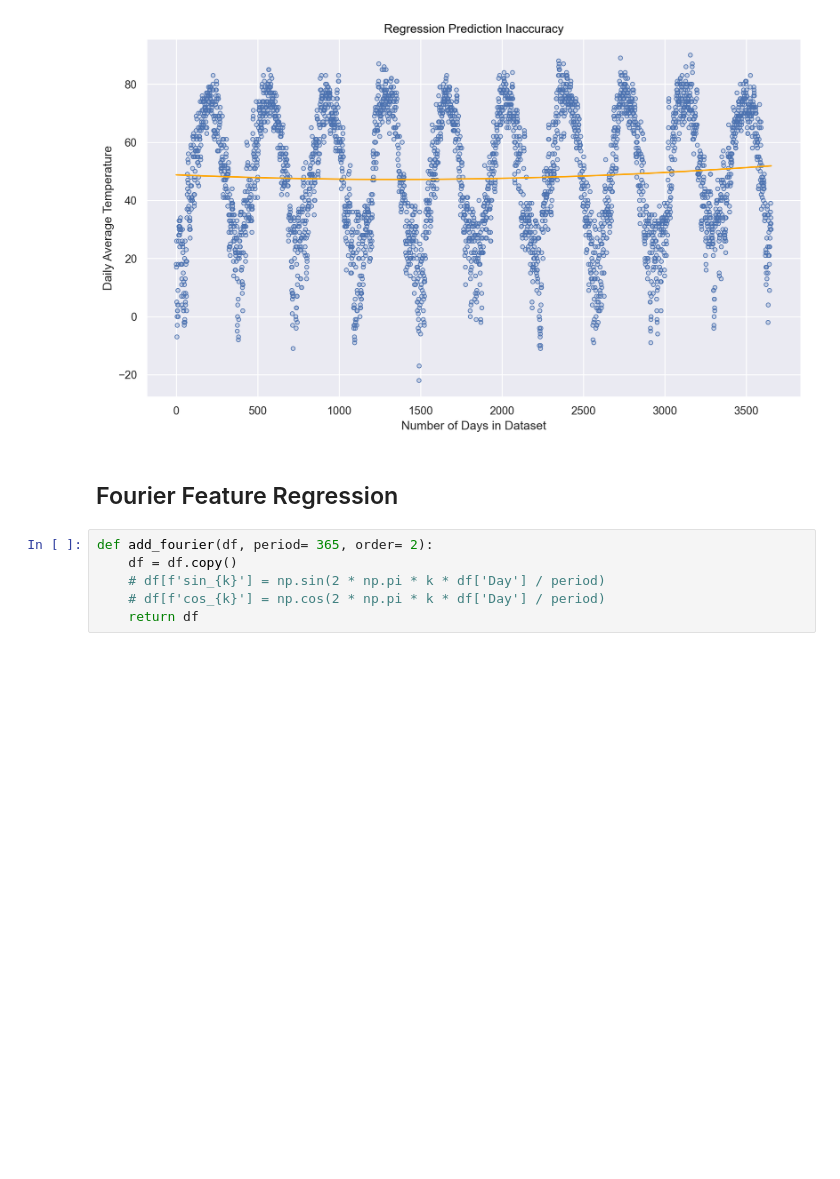
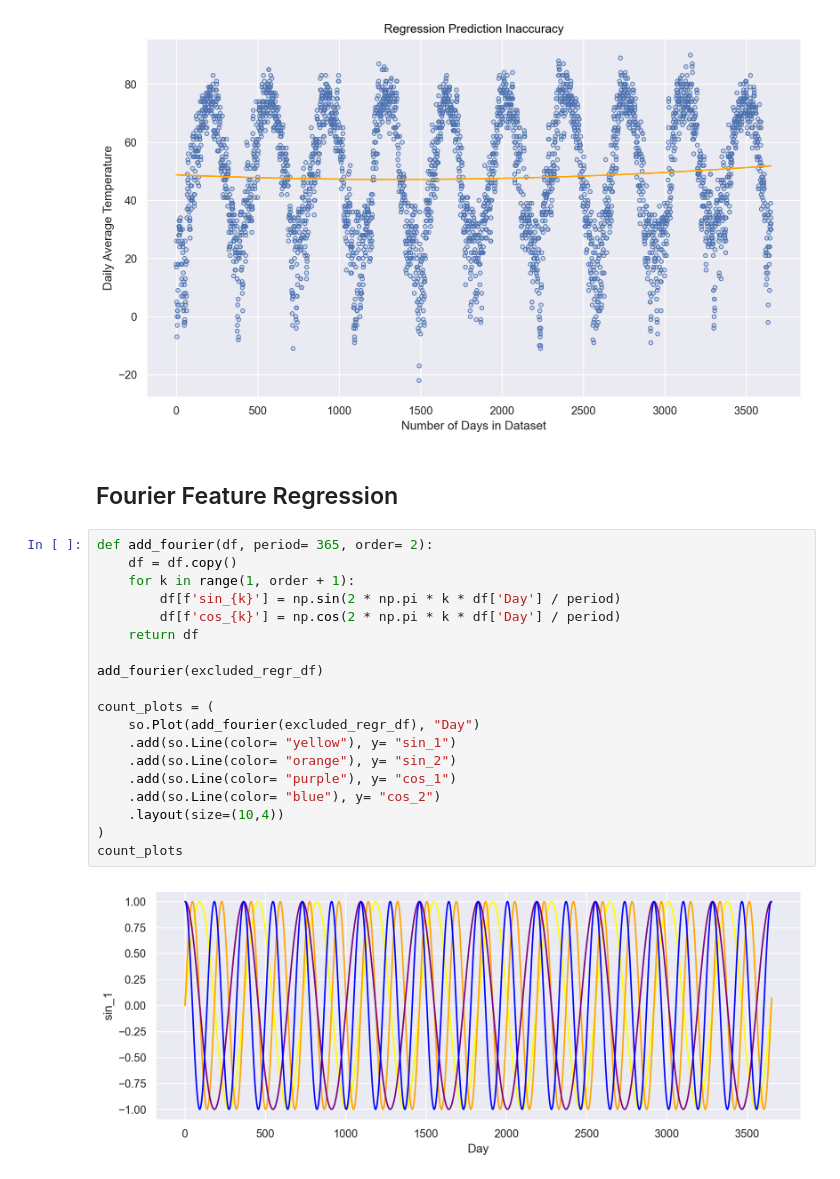
Before and after one commit to garlingz/Temperature-Predictions, a Jupyter notebook: predictions_notebook.ipynb, the cells around one changed output. Cells and saved outputs as stored; diff of their text form; blank space fills up the shorter version.

Commit message:
Fourier Feature Regression
- Working to understand the FF regression, visualizing with seaborn

```diff
--- a/predictions_notebook.ipynb
+++ b/predictions_notebook.ipynb
@@ -139,6 +139,21 @@ ts_model_plot
 # %%
 def add_fourier(df, period= 365, order= 2):
     df = df.copy()
-    # df[f'sin_{k}'] = np.sin(2 * np.pi * k * df['Day'] / period)
-    # df[f'cos_{k}'] = np.cos(2 * np.pi * k * df['Day'] / period)
+    for k in range(1, order + 1):
+        df[f'sin_{k}'] = np.sin(2 * np.pi * k * df['Day'] / period)
+        df[f'cos_{k}'] = np.cos(2 * np.pi * k * df['Day'] / period)
     return df
+
+add_fourier(excluded_regr_df)
+
+count_plots = (
+    so.Plot(add_fourier(excluded_regr_df), "Day")
+    .add(so.Line(color= "yellow"), y= "sin_1")
+    .add(so.Line(color= "orange"), y= "sin_2")
+    .add(so.Line(color= "purple"), y= "cos_1")
+    .add(so.Line(color= "blue"), y= "cos_2")
+    .layout(size=(10,4))
+)
+count_plots
+# %% [output]
+[figure, added]
```
Also changed, not shown: parts of 1 cell of this notebook.
